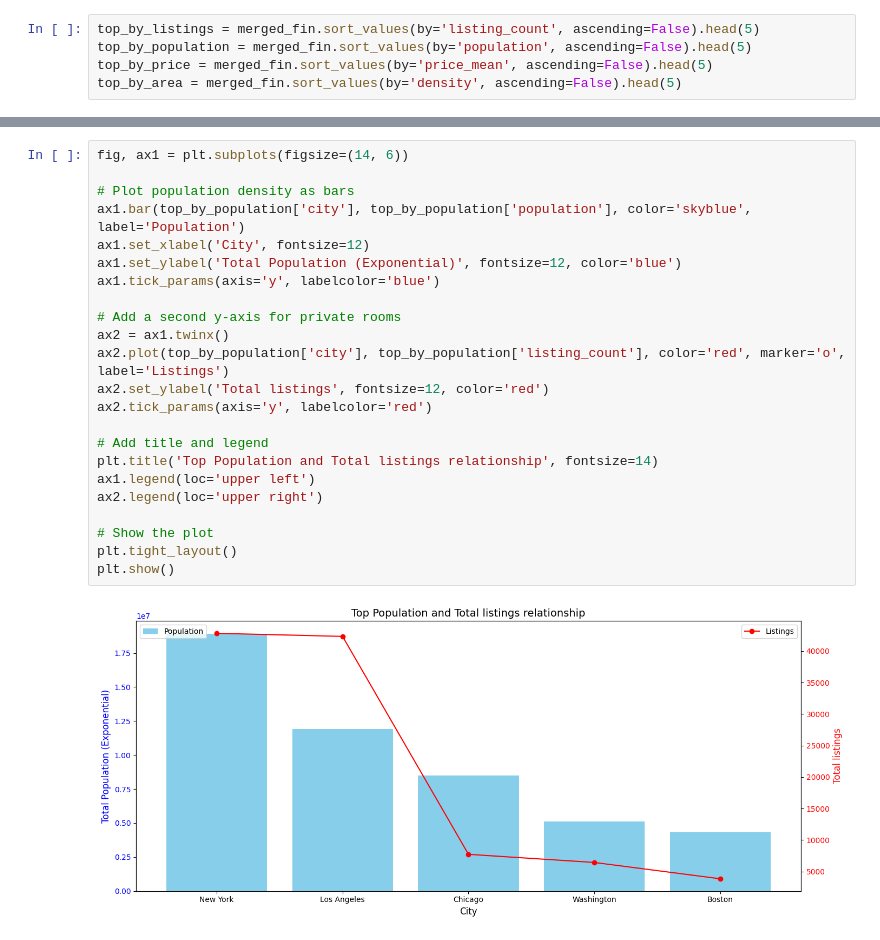
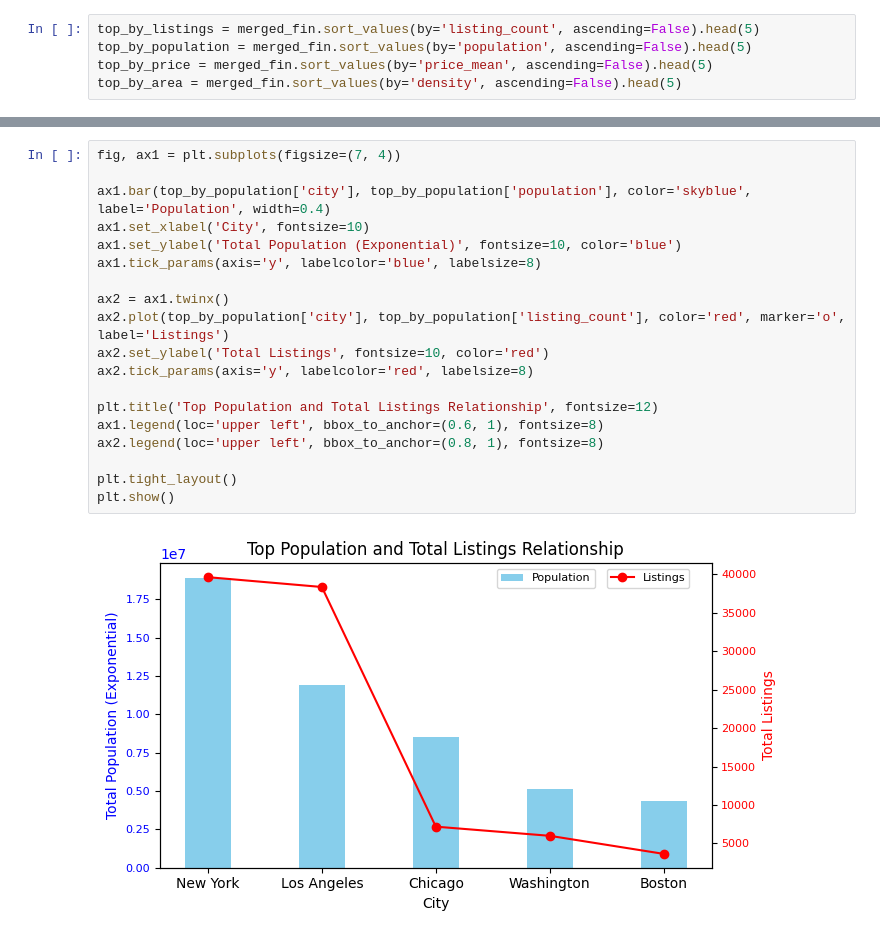
Before and after one commit to Faizankazii/made-template-jayvee, a Jupyter notebook: project/analysis.ipynb, the cells around one changed output, grey strips where cells are left out. Drawn from its saved outputs; the diff is of its cells as text.

```diff
--- a/project/analysis.ipynb
+++ b/project/analysis.ipynb
@@ -35,28 +30,24 @@ plt.show()
 # %% [output]
 [figure]
 # %%
-fig, ax1 = plt.subplots(figsize=(14, 6))
+fig, ax1 = plt.subplots(figsize=(7, 4))
 
-# Plot population density as bars
-ax1.bar(top_by_population['city'], top_by_population['population'], color='skyblue', label='Population')
-ax1.set_xlabel('City', fontsize=12)
-ax1.set_ylabel('Total Population (Exponential)', fontsize=12, color='blue')
-ax1.tick_params(axis='y', labelcolor='blue')
+ax1.bar(top_by_population['city'], top_by_population['population'], color='skyblue', label='Population', width=0.4)
+ax1.set_xlabel('City', fontsize=10)
+ax1.set_ylabel('Total Population (Exponential)', fontsize=10, color='blue')
+ax1.tick_params(axis='y', labelcolor='blue', labelsize=8)
 
-# Add a second y-axis for private rooms
 ax2 = ax1.twinx()
 ax2.plot(top_by_population['city'], top_by_population['listing_count'], color='red', marker='o', label='Listings')
-ax2.set_ylabel('Total listings', fontsize=12, color='red')
-ax2.tick_params(axis='y', labelcolor='red')
+ax2.set_ylabel('Total Listings', fontsize=10, color='red')
+ax2.tick_params(axis='y', labelcolor='red', labelsize=8)
 
-# Add title and legend
-plt.title('Top Population and Total listings relationship', fontsize=14)
-ax1.legend(loc='upper left')
-ax2.legend(loc='upper right')
+plt.title('Top Population and Total Listings Relationship', fontsize=12)
+ax1.legend(loc='upper left', bbox_to_anchor=(0.6, 1), fontsize=8)
+ax2.legend(loc='upper left', bbox_to_anchor=(0.8, 1), fontsize=8)
 
-# Show the plot
 plt.tight_layout()
 plt.show()
 # %% [output]
-[figure, old version]
+[figure, new version]
 # %%
```
Also changed, not shown: parts of 6 cells of this notebook, 1 other file.
